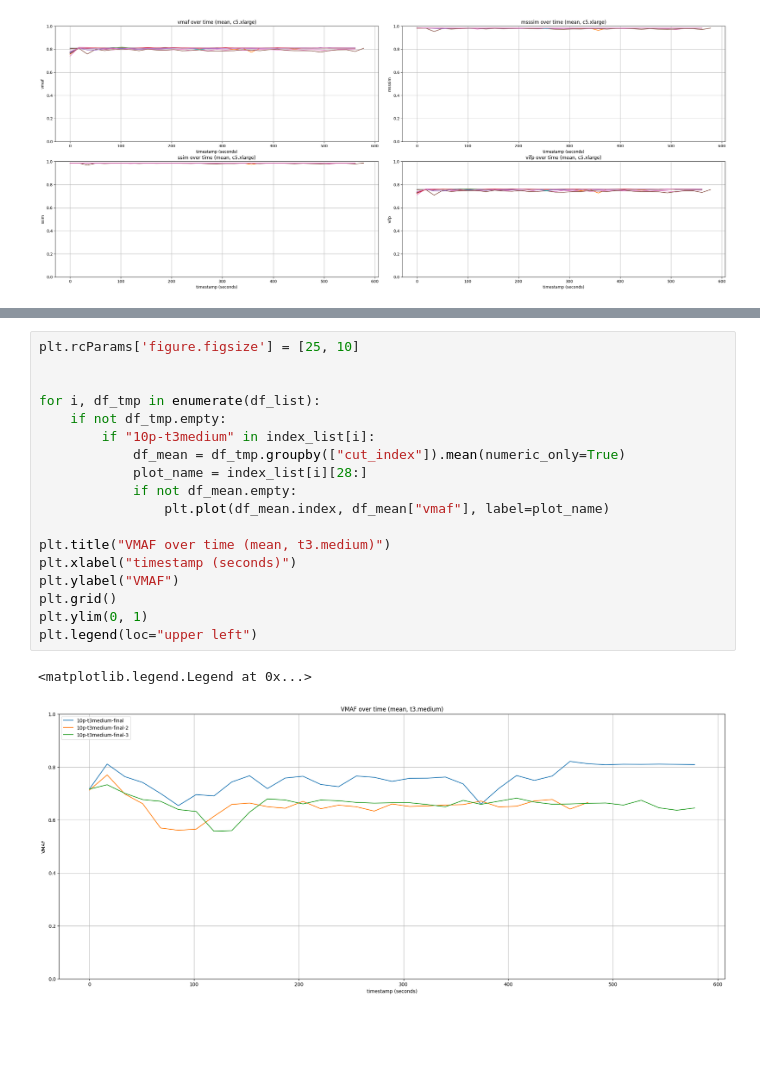
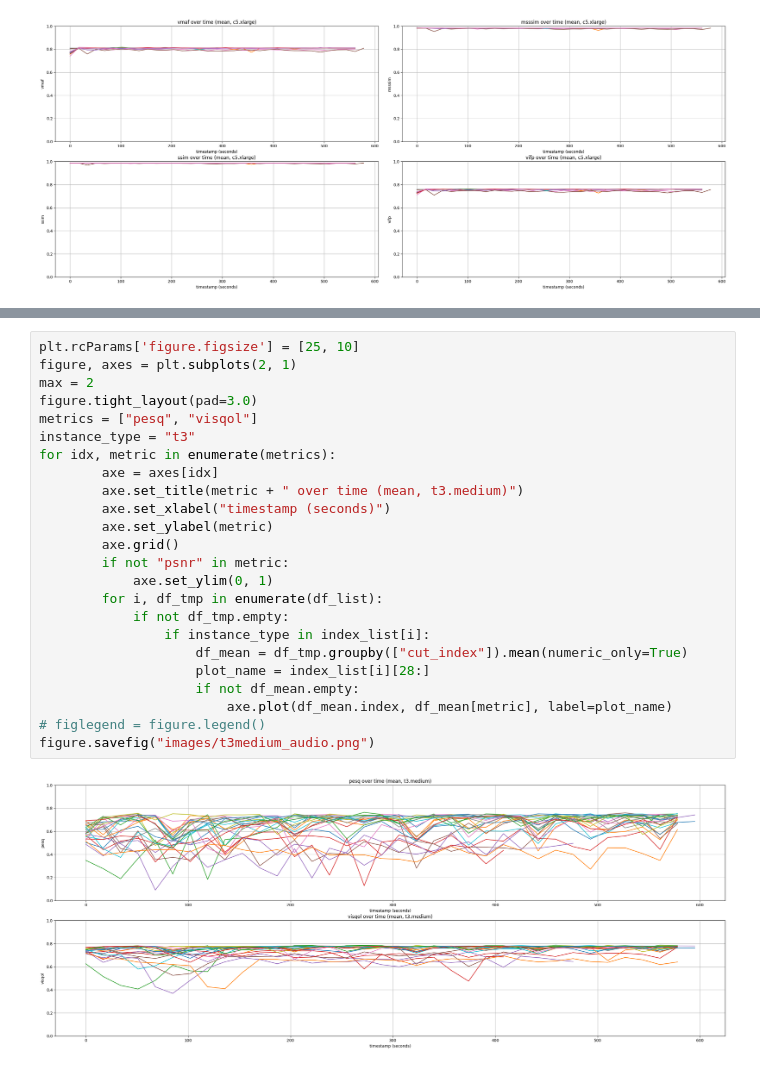
Before and after one commit to codeurjc/Performance-testing-in-the-WebRTC-arena, a Jupyter notebook: preliminary.ipynb, the cells around one changed output, grey strips where cells are left out. Cells and saved outputs as stored; diff of their text form; blank space fills up the shorter version.

```diff
--- a/preliminary.ipynb
+++ b/preliminary.ipynb
@@ -262,21 +269,26 @@ instance_type = "t3"
 # %%
 plt.rcParams['figure.figsize'] = [25, 10]
-
-
-for i, df_tmp in enumerate(df_list):
-    if not df_tmp.empty:
-        if "10p-t3medium" in index_list[i]:
-            df_mean = df_tmp.groupby(["cut_index"]).mean(numeric_only=True)
-            plot_name = index_list[i][28:]
-            if not df_mean.empty:
-                plt.plot(df_mean.index, df_mean["vmaf"], label=plot_name)
-
-plt.title("VMAF over time (mean, t3.medium)")
-plt.xlabel("timestamp (seconds)")
-plt.ylabel("VMAF")
-plt.grid()
-plt.ylim(0, 1)
-plt.legend(loc="upper left")
+figure, axes = plt.subplots(2, 1)
+max = 2
+figure.tight_layout(pad=3.0)
+metrics = ["pesq", "visqol"]
+instance_type = "t3"
+for idx, metric in enumerate(metrics):
+        axe = axes[idx]
+        axe.set_title(metric + " over time (mean, t3.medium)")
+        axe.set_xlabel("timestamp (seconds)")
+        axe.set_ylabel(metric)
+        axe.grid()
+        if not "psnr" in metric:
+            axe.set_ylim(0, 1)
+        for i, df_tmp in enumerate(df_list):
+            if not df_tmp.empty:
+                if instance_type in index_list[i]:
+                    df_mean = df_tmp.groupby(["cut_index"]).mean(numeric_only=True)
+                    plot_name = index_list[i][28:]
+                    if not df_mean.empty:
+                        axe.plot(df_mean.index, df_mean[metric], label=plot_name)
+# figlegend = figure.legend()
+figure.savefig("images/t3medium_audio.png")
 # %% [output]
-<matplotlib.legend.Legend at 0x...>
-[figure, old version]
+[figure, new version]
```
Also changed, not shown: parts of 12 cells of this notebook.
